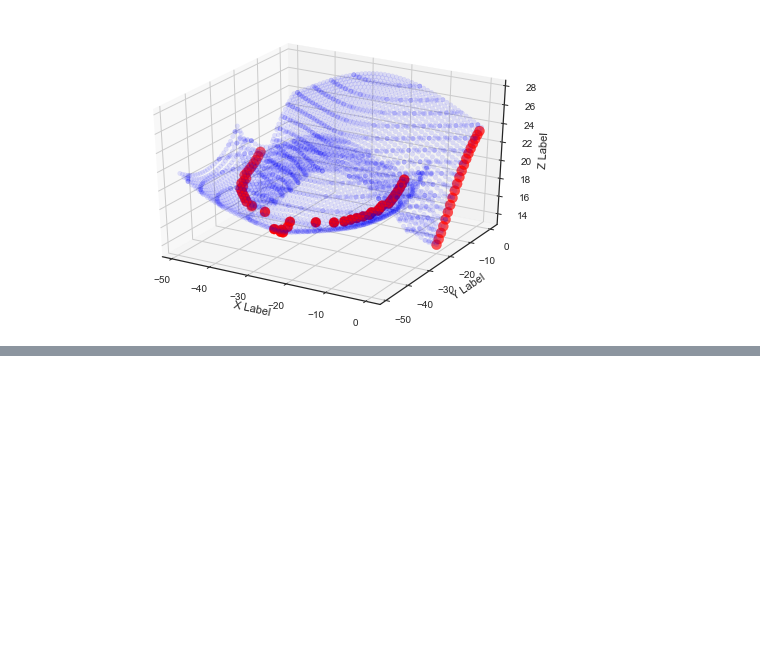
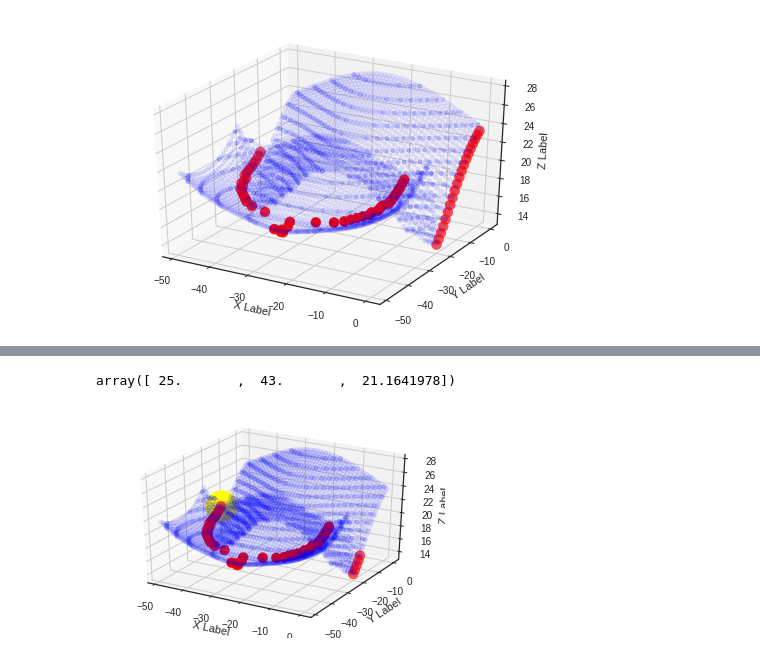
Before and after one commit to nre-aachen/Theses, a Jupyter notebook: Risk analysis/Notebooks/3D case.ipynb, the cells around one changed output, grey strips where cells are left out. Cells and saved outputs as stored; diff of their text form; code cells hidden in the pictures; blank space fills up the shorter version.

Commit message:
found the spill point and defined spill_z

```diff
--- a/Risk analysis/Notebooks/3D case.ipynb
+++ b/Risk analysis/Notebooks/3D case.ipynb
@@ -244,0 +245,6 @@ mini
+# %%
+#next: mask out points on irrelevant side of fault
+minima = np.array(list(zip(np.take(res[:,1], mini[0]), np.take(res[:,0], mini[0]), np.take(res[:,2], mini[0]))))
+fault_thresh = minima[:,1] > 15 #taking only relevant side by setting a threshold visually estimated, best: 20
+min_corr_side = minima[fault_thresh]
+min_corr_side
@@ -244,0 +269,35 @@ mini
+# %%
+
+spill_pos = np.array(np.argmax(min_corr_side[:,2]))
+#spill_pos2 = argrelextrema(min_corr_side[:,2], np.greater, order=10)
+spill_point = np.take(min_corr_side[:,2], spill_pos)
+
+spill_p = np.array([np.take(min_corr_side[:,1], spill_pos), np.take(min_corr_side[:,0], spill_pos), np.take(min_corr_side[:,2], spill_pos)])
+#spill_p2 = np.take(min_corr_side[:,1], spill_pos2), np.take(min_corr_side[:,0], spill_pos2), np.take(min_corr_side[:,2], spill_pos2)
+spill_p
+# %% [output]
+array([ 25.       ,  43.       ,  21.1641978])
+# %%
+from mpl_toolkits.mplot3d import Axes3D
+%matplotlib inline
+fig = plt.figure()
+ax = fig.add_subplot(111, projection='3d')
+
+
+# For each set of style and range settings, plot n random points in the box
+# defined by x in [23, 32], y in [0, 100], z in [zlow, zhigh].
+
+ax.scatter(-res[:,1], -res[:,0], res[:,2], c="b", alpha = 0.1)
+#ax.scatter(seal[:,0], seal[:,1], seal[:,2], c='black')
+#ax.scatter(-non_res[:,1], -non_res[:,0], non_res[:,2], c='g')
+ax.scatter(-min_corr_side[:,0], -min_corr_side[:,1], min_corr_side[:,2], c='r', s = 100)
+ax.scatter(-spill_p[1], -spill_p[0], spill_p[2], c='yellow', s = 1000)
+#what does marker=m do??
+
+ax.set_xlabel('X Label')
+ax.set_ylabel('Y Label')
+ax.set_zlabel('Z Label')
+
+plt.show()
+# %% [output]
+[figure, added]
```
Also changed, not shown: parts of 7 cells of this notebook.
